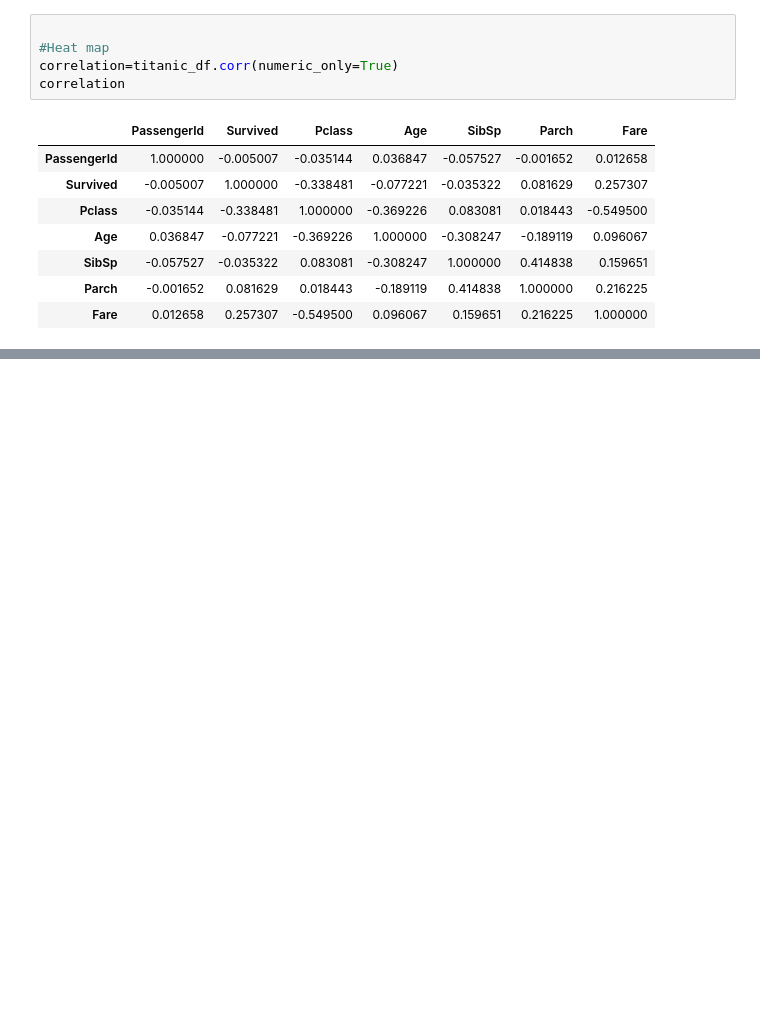
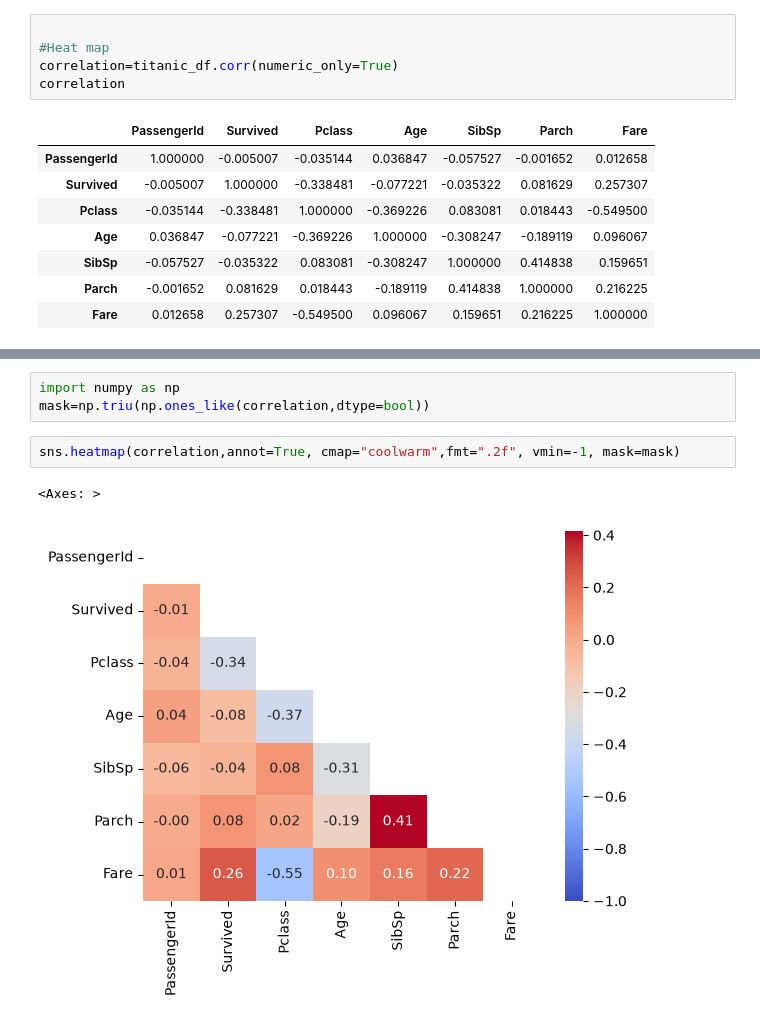
Before and after one commit to abinhyanmikha/Data-Science, a Jupyter notebook: Data preprocessing/day29/Visualization.ipynb, the cells around one changed output, grey strips where cells are left out. Drawn from its saved outputs; the diff is of its cells as text; blank space fills up the shorter version.

```diff
--- a/Data preprocessing/day29/Visualization.ipynb
+++ b/Data preprocessing/day29/Visualization.ipynb
@@ -89,0 +91,8 @@ sns.heatmap(correlation,annot=True, cmap="coolwarm")
+# %%
+import numpy as np
+mask=np.triu(np.ones_like(correlation,dtype=bool))
+# %%
+sns.heatmap(correlation,annot=True, cmap="coolwarm",fmt=".2f", vmin=-1, mask=mask)
+# %% [output]
+<Axes: >
+[figure, added]
```
Also changed, not shown: parts of 6 cells of this notebook.
